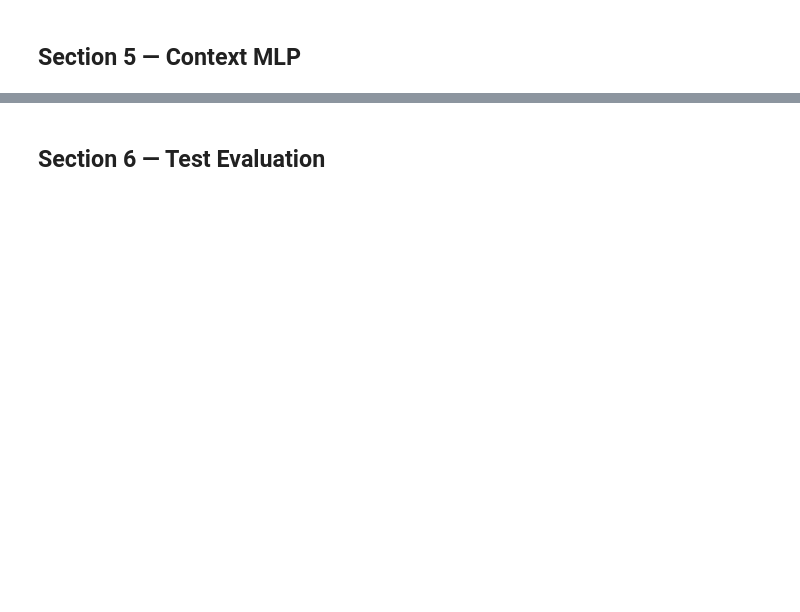
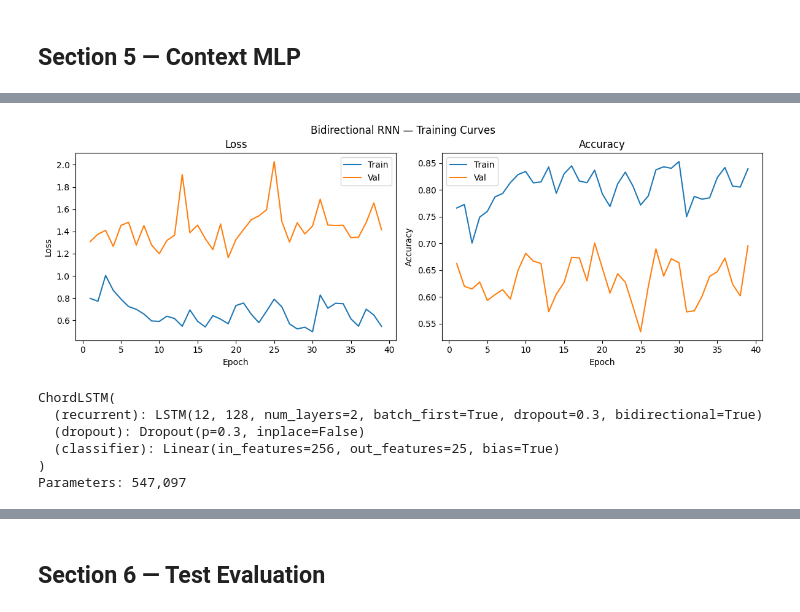
Before and after one commit to wnovak5/automatic-chord-recognition, a Jupyter notebook: notebooks/chord_recognition.ipynb, the cells around one changed output, grey strips where cells are left out. Drawn from its saved outputs; the diff is of its cells as text; code cells hidden in the pictures; blank space fills up the shorter version.

Commit message:
Add recurrent chord models and notebook experiments

```diff
--- a/notebooks/chord_recognition.ipynb
+++ b/notebooks/chord_recognition.ipynb
@@ -183,0 +294,13 @@ print(f"Context   best val acc: {max(history_context['val_accs']):.3f}")
+# %%
+# Build sequence datasets for recurrent models
+SEQ_LEN = 128
+SEQ_BATCH_SIZE = 32
+
+print('Loading sequence datasets for RNN/LSTM...')
+train_loader_seq, val_loader_seq, test_loader_seq = create_sequence_dataloaders(
+    TRAIN_IDS, VAL_IDS, TEST_IDS,
+    root=ROOT, vocab=vocab, sequence_length=SEQ_LEN, batch_size=SEQ_BATCH_SIZE,
+)
+print(f'Train sequences: {len(train_loader_seq.dataset):,}')
+print(f'Val sequences:   {len(val_loader_seq.dataset):,}')
+print(f'Test sequences:  {len(test_loader_seq.dataset):,}')
@@ -183,0 +312,6 @@ print(f"Context   best val acc: {max(history_context['val_accs']):.3f}")
+# %%
+rnn_model = ChordRNN(
+    num_classes=vocab.num_classes, hidden_dim=128, num_layers=2, dropout=0.3, bidirectional=True
+)
+print(rnn_model)
+print(f'Parameters: {sum(p.numel() for p in rnn_model.parameters()):,}')
@@ -183,0 +325,7 @@ print(f"Context   best val acc: {max(history_context['val_accs']):.3f}")
+# %%
+history_rnn = train_sequence(
+    rnn_model, train_loader_seq, val_loader_seq,
+    num_epochs=50, lr=1e-3, device=device, patience=20,
+)
+print(f"Best epoch: {history_rnn['best_epoch']+1}")
+print(f"Best val accuracy: {max(history_rnn['val_accs']):.3f}")
@@ -183,0 +344,19 @@ print(f"Context   best val acc: {max(history_context['val_accs']):.3f}")
+# %%
+plot_training_curves(history_rnn)
+plt.suptitle('Bidirectional RNN — Training Curves', y=1.02)
+plt.show()
+# %% [output]
+[figure, added]
+# %%
+lstm_model = ChordLSTM(
+    num_classes=vocab.num_classes, hidden_dim=128, num_layers=2, dropout=0.3, bidirectional=True
+)
+print(lstm_model)
+print(f'Parameters: {sum(p.numel() for p in lstm_model.parameters()):,}')
+# %% [output]
+ChordLSTM(
+  (recurrent): LSTM(12, 128, num_layers=2, batch_first=True, dropout=0.3, bidirectional=True)
+  (dropout): Dropout(p=0.3, inplace=False)
+  (classifier): Linear(in_features=256, out_features=25, bias=True)
+)
+Parameters: 547,097
```
Also changed, not shown: parts of 29 cells of this notebook, 4 other files.
